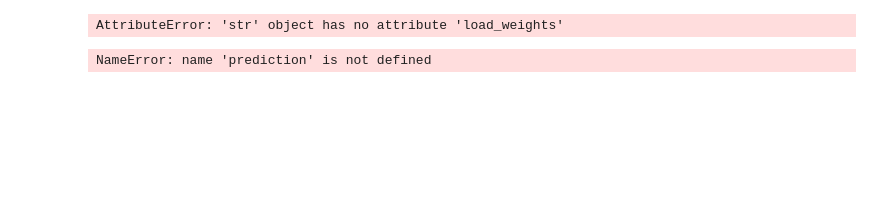
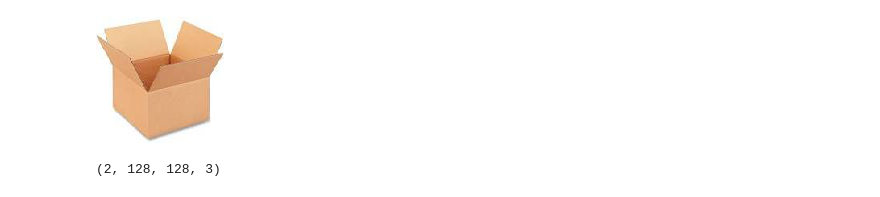
Before and after one commit to cortezm99/stats_project, a Jupyter notebook: classifier.ipynb, the cells around one changed output. Cells and saved outputs as stored; diff of their text form; code cells hidden in the pictures; blank space fills up the shorter version.

```diff
--- a/classifier.ipynb
+++ b/classifier.ipynb
@@ -22,5 +28,17 @@ img
+# %%
+recycle_test_img
+# %% [output]
+[figure, added]
 # %%
 # convert img to a numpy array (see the eda.ipynb file use get_numpy_array function as example)
-img_array = np.asarray(img) # you can do this
+organic_img_array = np.asarray(organic_test_img) # you can do this
+organic_img_array = organic_img_array.reshape((1,128,128,3))
+
+recycle_img_array = np.asarray(recycle_test_img)
+recycle_img_array = recycle_img_array.reshape((1,128,128,3))
+images = np.concatenate([organic_img_array, recycle_img_array])
+images.shape
+# %% [output]
+(2, 128, 128, 3)
 # %%
 # load the model (simple_model) copy that exact code here
@@ -33,11 +51,3 @@ model_simple.compile(loss='categorical_crossentropy',optimizer='adam')
 # %%
 # compile model
-simple_model.load_weights('models/simple_model.hdf5')
-
-prediction = simple_model.predict(img_array)
+model.load_weights('models/simple_model.hdf5')
-# %% [output]
-AttributeError: 'str' object has no attribute 'load_weights'
-# %%
-print(prediction) # this
-# %% [output]
-NameError: name 'prediction' is not defined
```
Also changed, not shown: parts of 6 cells of this notebook, 2 other files.
